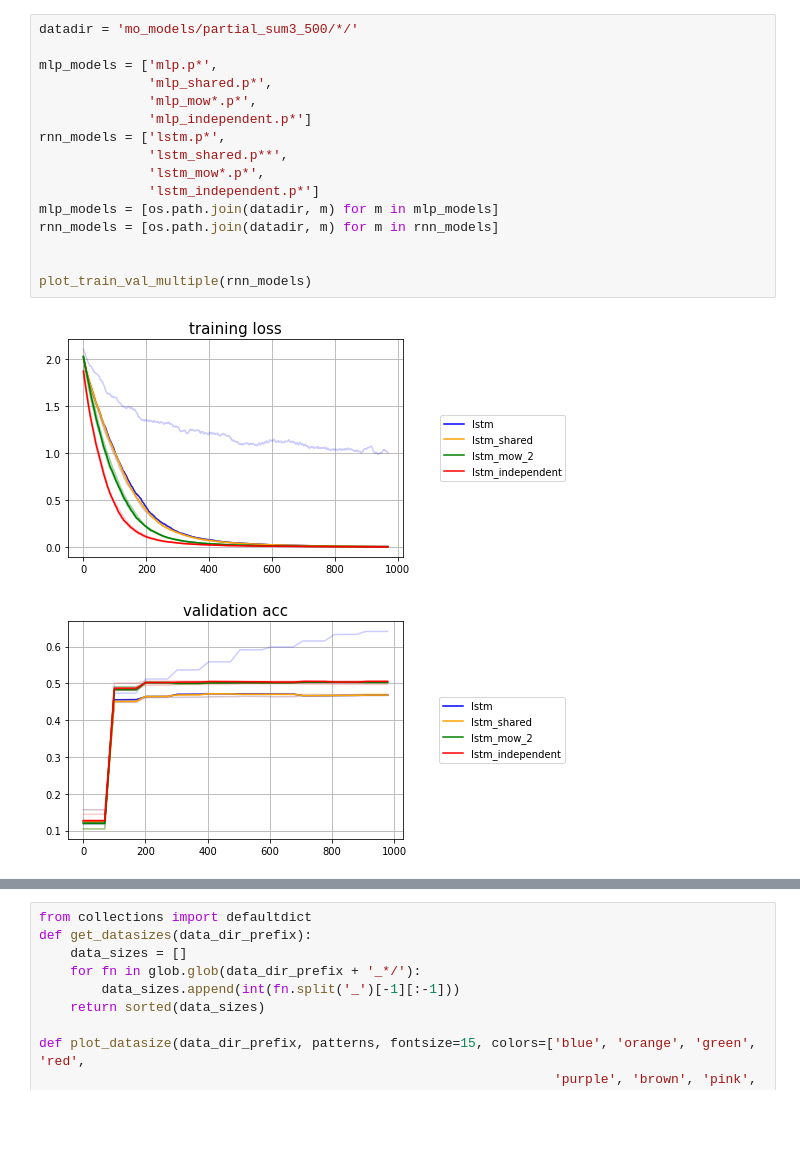
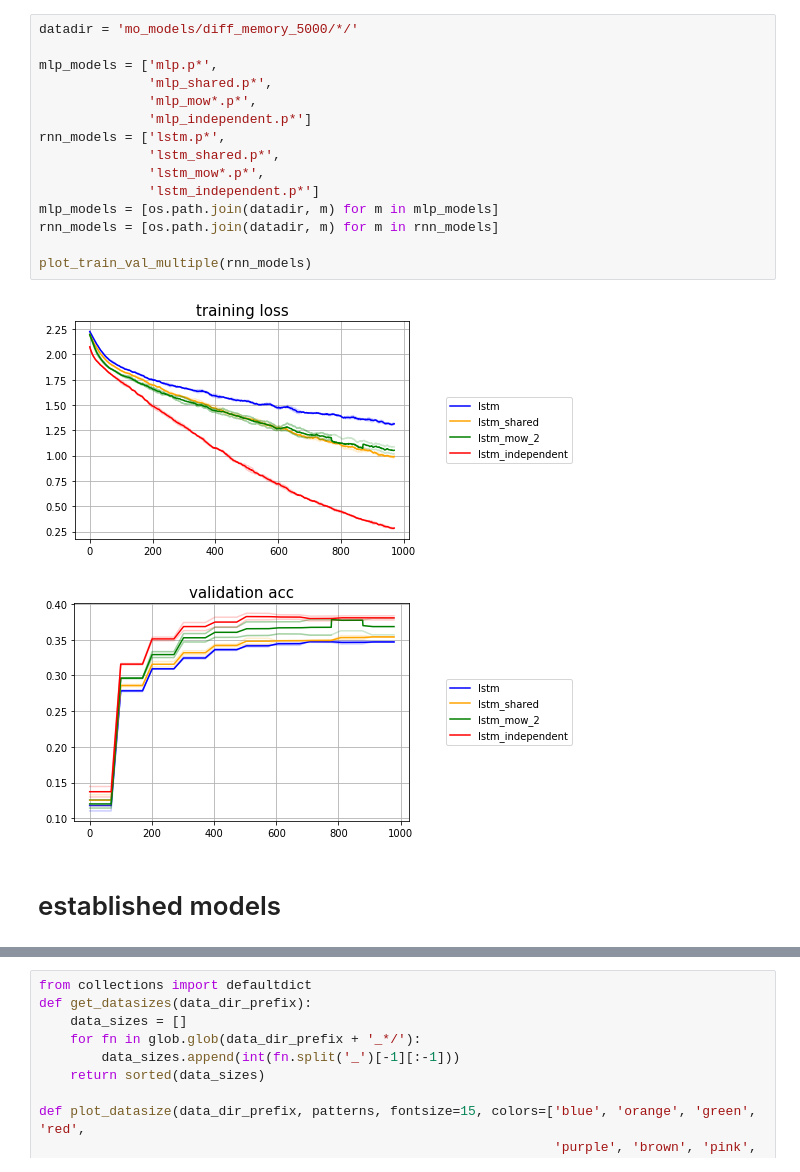
Before and after one commit to nathanwang000/sequence_fun, a Jupyter notebook: sequence_fun_evaluation.ipynb, the cells around one changed output, grey strips where cells are left out. Cells and saved outputs as stored; diff of their text form; blank space fills up the shorter version.

```diff
--- a/sequence_fun_evaluation.ipynb
+++ b/sequence_fun_evaluation.ipynb
@@ -62,19 +238,20 @@ plot_train_val_multiple(rnn_models)
 # %%
-datadir = 'mo_models/partial_sum3_500/*/'
+datadir = 'mo_models/diff_memory_5000/*/'
 
 mlp_models = ['mlp.p*',
               'mlp_shared.p*',
               'mlp_mow*.p*',
               'mlp_independent.p*']
 rnn_models = ['lstm.p*',
-              'lstm_shared.p**',
+              'lstm_shared.p*',
               'lstm_mow*.p*',
               'lstm_independent.p*']
 mlp_models = [os.path.join(datadir, m) for m in mlp_models]
 rnn_models = [os.path.join(datadir, m) for m in rnn_models]
 
-
 plot_train_val_multiple(rnn_models)
 # %% [output]
-[figure, old version]
+[figure, new version]
-[figure, old version]
+[figure, new version]
+# %% [markdown]
+# established models
```
Also changed, not shown: parts of 15 cells of this notebook, 9 other files.
